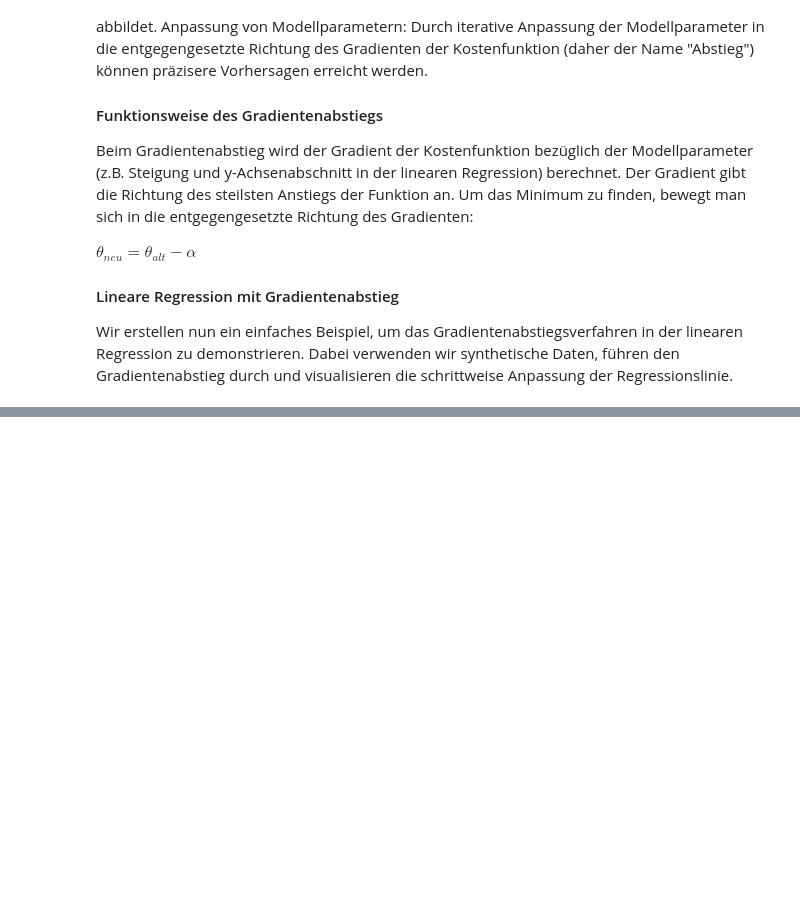
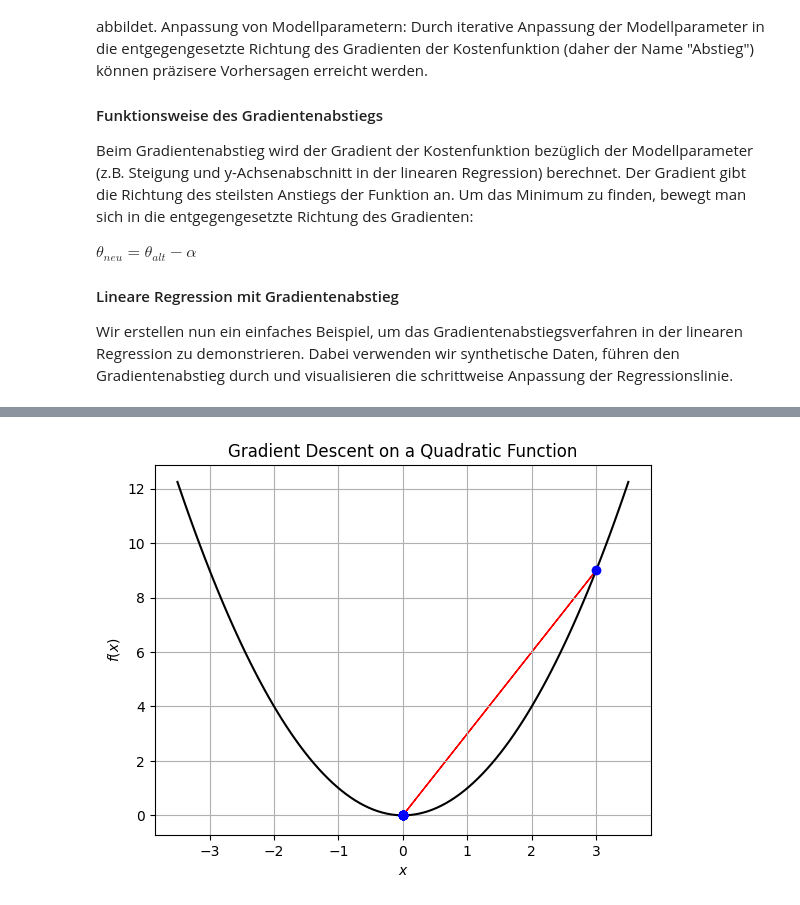
Before and after one commit to DataWithDino/Machine-Learning-Uni, a Jupyter notebook: Mathematische Zusammenfassung/3_LineareRegression.ipynb, the cells around one changed output, grey strips where cells are left out. Cells and saved outputs as stored; diff of their text form; code cells hidden in the pictures; blank space fills up the shorter version.

```diff
--- a/Mathematische Zusammenfassung/3_LineareRegression.ipynb
+++ b/Mathematische Zusammenfassung/3_LineareRegression.ipynb
@@ -149,0 +210,50 @@ Wir erstellen nun ein einfaches Beispiel, um das Gradientenabstiegsverfahren in
+# %%
+
+import numpy as np
+import matplotlib.pyplot as plt
+
+# Quadratic function and its gradient
+def f(x):
+    return x**2
+
+def f_grad(x):
+    return 2 * x
+
+# Gradient Descent parameters
+learning_rate = 0.5
+n_iterations = 10
+start_point = 3
+
+# Perform Gradient Descent
+x = start_point
+points = [x]
+
+for i in range(n_iterations):
+    gradient = f_grad(x)
+    x = x - learning_rate * gradient
+    points.append(x)
+
+# Prepare points for plotting arrows
+points = np.array(points)
+x_vals = np.linspace(-3.5, 3.5, 100)
+y_vals = f(x_vals)
+
+# Plot the quadratic function
+plt.plot(x_vals, y_vals, 'k-')
+plt.xlabel('$x$')
+plt.ylabel('$f(x)$')
+plt.title('Gradient Descent on a Quadratic Function')
+
+# Plot the gradient descent steps with arrows
+for i in range(len(points) - 1):
+    plt.arrow(points[i], f(points[i]),
+              points[i + 1] - points[i], f(points[i + 1]) - f(points[i]),
+              head_width=0.1, head_length=0.1, fc='red', ec='red')
+
+# Plot the points
+plt.plot(points, f(points), 'bo')
+
+plt.grid(True)
+plt.show()
+# %% [output]
+[figure, added]
```
Also changed, not shown: parts of 17 cells of this notebook, 1 other file.
